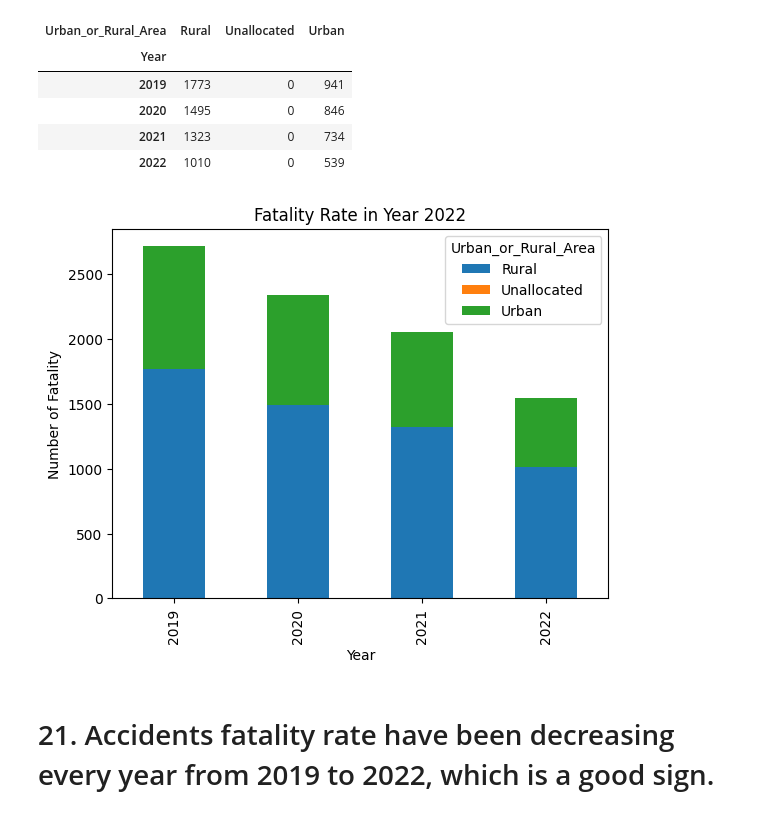
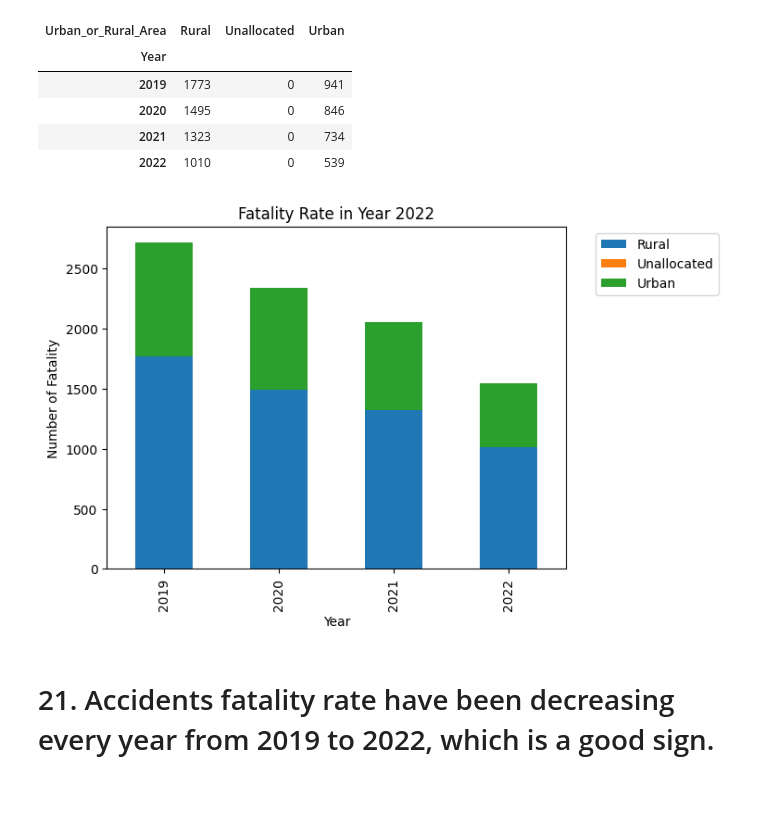
Before and after one commit to anonymouseritsi/ITD-3B, a Jupyter notebook: activity4.ipynb, the cells around one changed output. Saved outputs shown, nothing was run; the diff lists cells and outputs as text; code cells hidden in the pictures.

```diff
--- a/activity4.ipynb
+++ b/activity4.ipynb
@@ -789,13 +887,15 @@ summary.unstack()
 # %%
 summary = fatalkindall.groupby(['Year','Urban_or_Rural_Area']).size().unstack()
 
 summary.plot(kind='bar', stacked=True)
 plt.title('Fatality Rate in Year 2022')
 plt.xlabel('Year')
 plt.ylabel('Number of Fatality')
+plt.legend(bbox_to_anchor=(1.05,1),loc='upper left')
+
 plt.show()
 # %% [output]
-[figure, old version]
+[figure, new version]
 # %% [markdown]
 <H1>21. Accidents fatality rate have been decreasing every year from 2019 to 2022, which is a good sign.</H1>
 # %%
```
Also changed, not shown: parts of 15 cells of this notebook.
